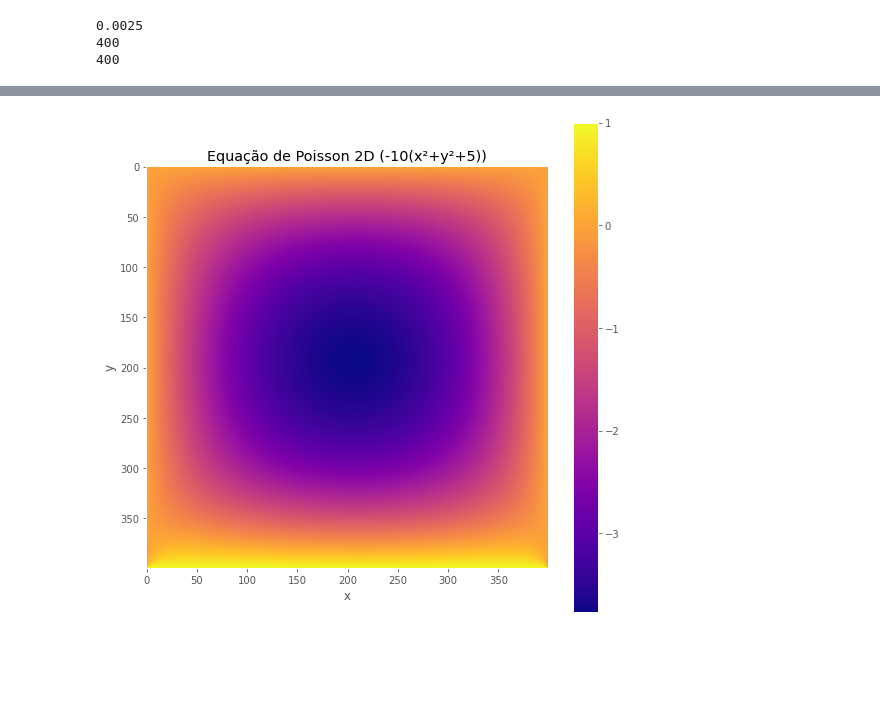
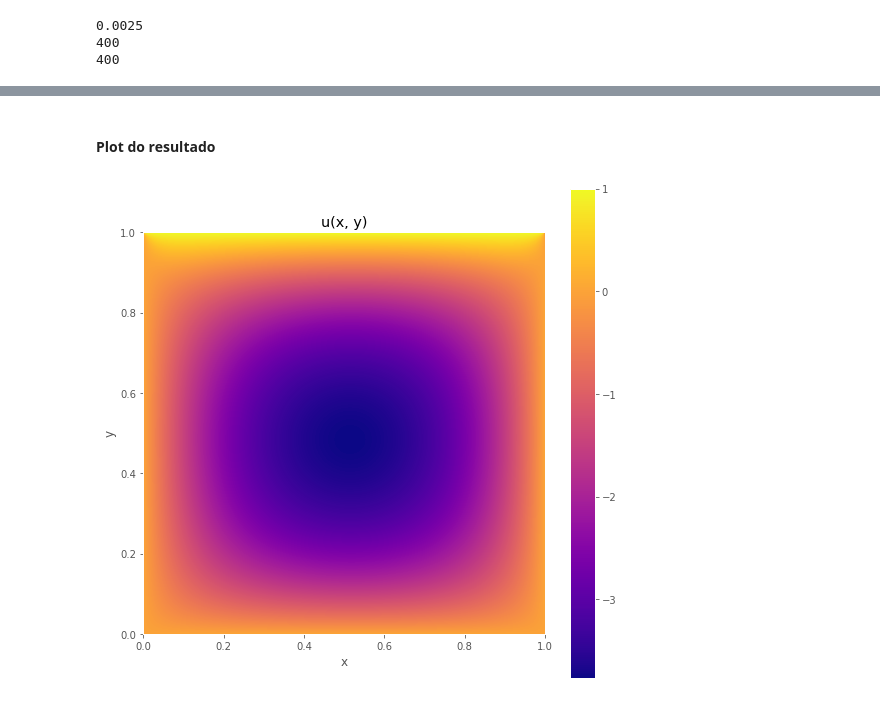
Before and after one commit to antoniomedeiros1/poisson-2d, a Jupyter notebook: results.ipynb, the cells around one changed output, grey strips where cells are left out. Saved outputs shown, nothing was run; the diff lists cells and outputs as text; code cells hidden in the pictures; blank space fills up the shorter version.

Commit message:
anotando resultados do exercicio 1 no notebook

```diff
--- a/results.ipynb
+++ b/results.ipynb
@@ -44,12 +100,13 @@ print(M)
+# %% [markdown]
+#### Plot do resultado
 # %%
-plt.style.use('ggplot')
 plt.figure(figsize=(9, 9))
-plt.imshow(u, cmap='plasma')
+plt.imshow(u, cmap='plasma', origin='lower', extent=(0, h*N, 0, h*M))
 plt.colorbar()
-plt.title('Equação de Poisson 2D (-10(x²+y²+5))')
+plt.title('u(x, y)')
 plt.xlabel('x')
 plt.ylabel('y')
 plt.grid(False)
 plt.show()
 # %% [output]
-[figure, old version]
+[figure, new version]
```
Also changed, not shown: parts of 12 cells of this notebook, 1 other file.
